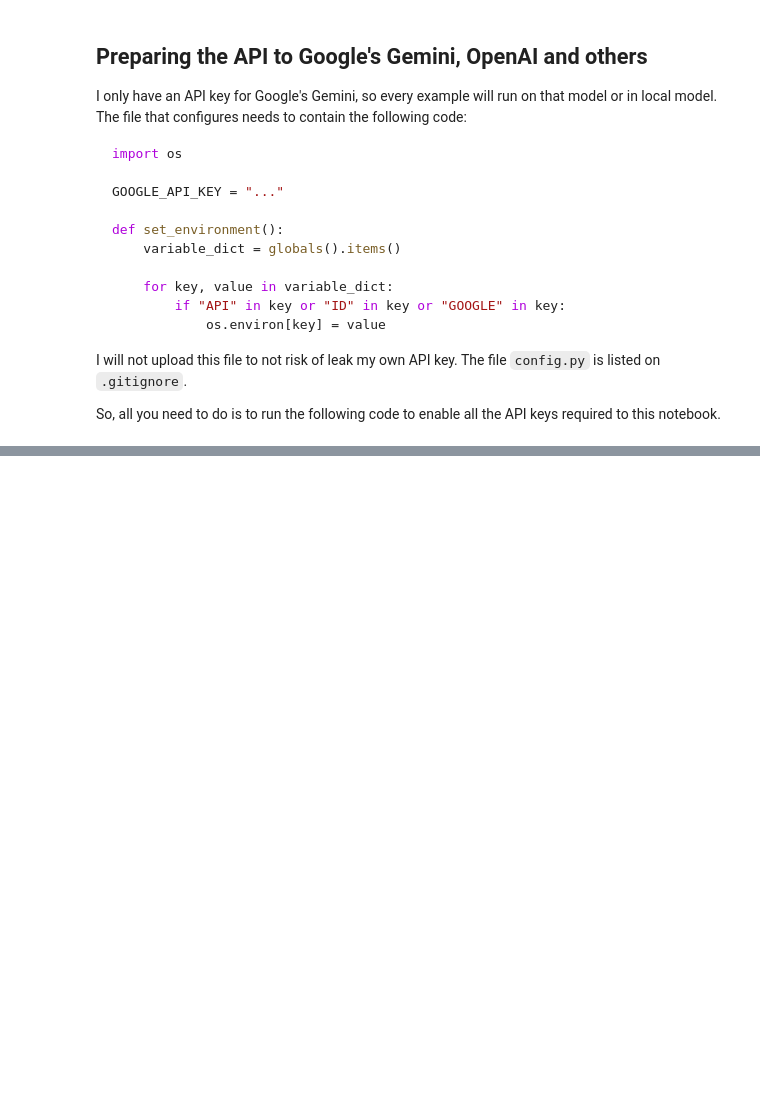
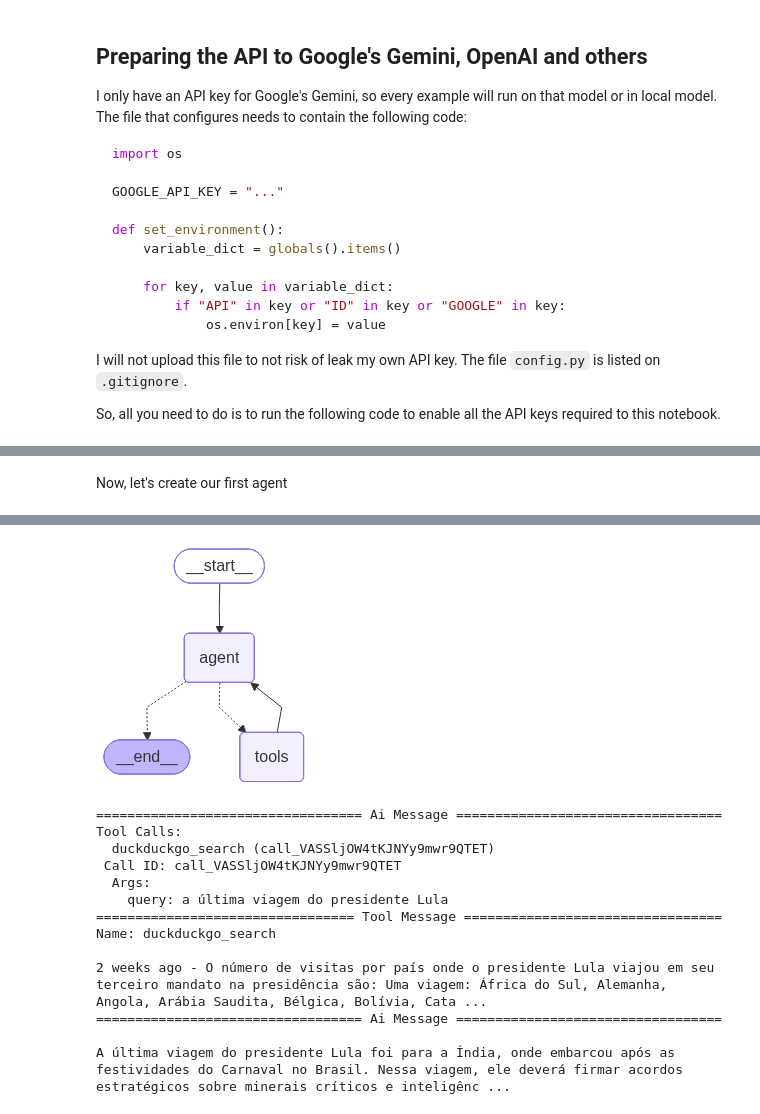
Before and after one commit to angelogalvao/ai-examples, a Jupyter notebook: lang-chain-python/003-intelligent-agents.ipynb, the cells around one changed output, grey strips where cells are left out. Saved outputs shown, nothing was run; the diff lists cells and outputs as text; code cells hidden in the pictures; blank space fills up the shorter version.

```diff
--- a/lang-chain-python/003-intelligent-agents.ipynb
+++ b/lang-chain-python/003-intelligent-agents.ipynb
@@ -40,0 +305,24 @@ set_environment()
+# %%
+from langchain_community.tools import DuckDuckGoSearchRun
+from langchain_community.tools.ddg_search.tool import DDGInput
+
+search = DuckDuckGoSearchRun( api_wrapper_kwargs={"backend": "api"} )
+print(f"Tool's name = {search.name}")
+
+print(f"Tool's description = {search.description}")
+print(f"Tool's arg schema = {search.args_schema}")
+
+print(DDGInput.model_fields)
+
+query = "What is the weather in Munich like tomorrow?"
+
+search_input = DDGInput(query = query)
+
+result = search.invoke(search_input.model_dump())
+
+print("Invoke with tool")
+print(result)
+
+result = llm.invoke([("system", "Always use a duckduckgo_search tool for queries that require a fresh information"), ("user", query)], tools=[search])
+print("Invoke with LLM")
+print(result.tool_calls[0])
@@ -40,0 +338,19 @@ set_environment()
+# %% [markdown]
+Now, let's create our first agent
+# %%
+from langgraph.prebuilt import create_react_agent
+from IPython.display import Image, display
+
+query = "What is the weather in Munich like tomorrow?"
+query = "Qual a ultima viagem do president Lula?"
+
+agent = create_react_agent(model=llm, tools=[search], prompt="Always use a duckduckgo_search tool for queries that require a fresh information")
+
+display(Image(agent.get_graph().draw_mermaid_png()))
+
+for event in agent.stream({ "messages" : [("user", query)]}):
+    update = event.get("agent", event.get("tools", {}))
+
+    for message in update.get("messages", []):
+      message.pretty_print()
+# %% [output]
@@ -40,0 +359,14 @@ set_environment()
+[figure, added]
+================================== Ai Message ==================================
+Tool Calls:
+  duckduckgo_search (call_VASSljOW4tKJNYy9mwr9QTET)
+ Call ID: call_VASSljOW4tKJNYy9mwr9QTET
+  Args:
+    query: a última viagem do presidente Lula
+================================= Tool Message =================================
+Name: duckduckgo_search
+
+2 weeks ago - O número de visitas por país onde o presidente Lula viajou em seu terceiro mandato na presidência são: Uma viagem: África do Sul, Alemanha, Angola, Arábia Saudita, Bélgica, Bolívia, Cata ...
+================================== Ai Message ==================================
+
+A última viagem do presidente Lula foi para a Índia, onde embarcou após as festividades do Carnaval no Brasil. Nessa viagem, ele deverá firmar acordos estratégicos sobre minerais críticos e inteligênc ...
```
Also changed, not shown: parts of 39 cells of this notebook, 42 other files.
